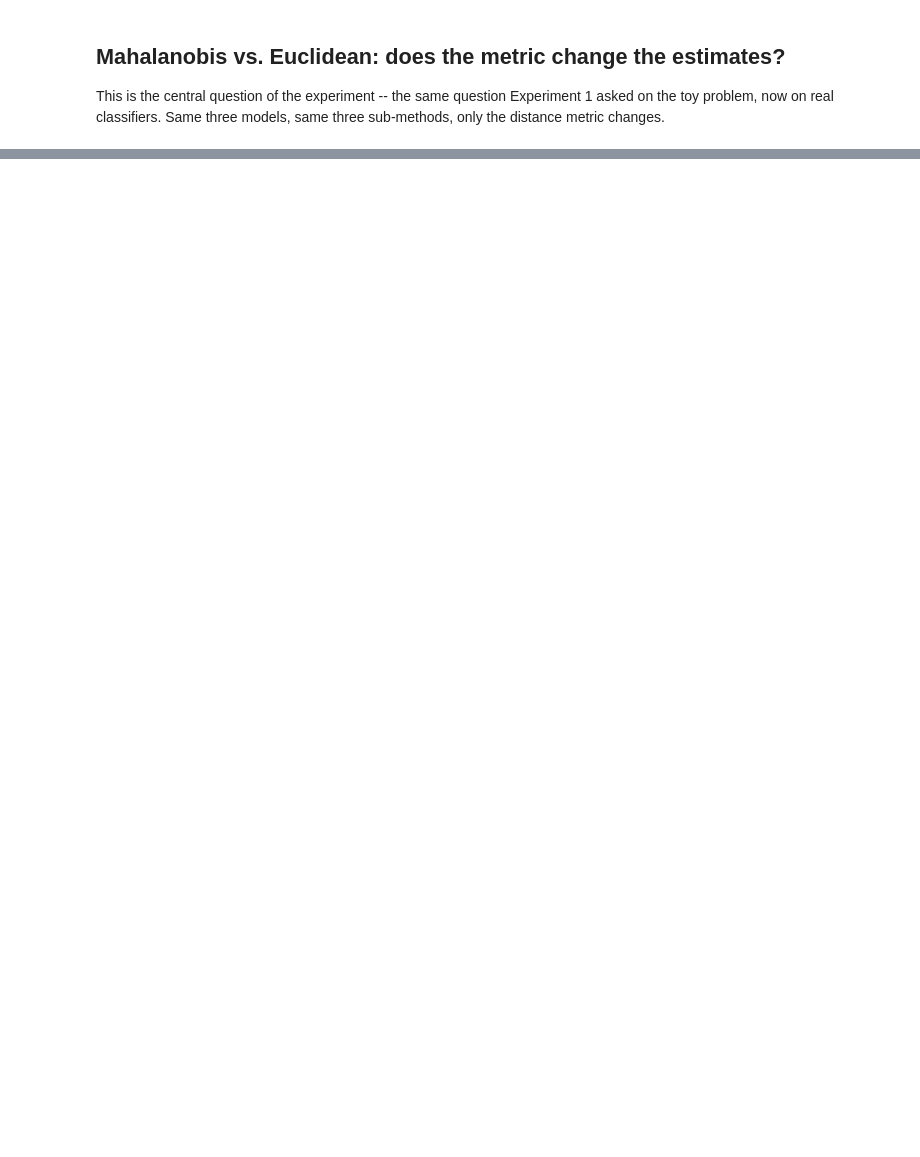
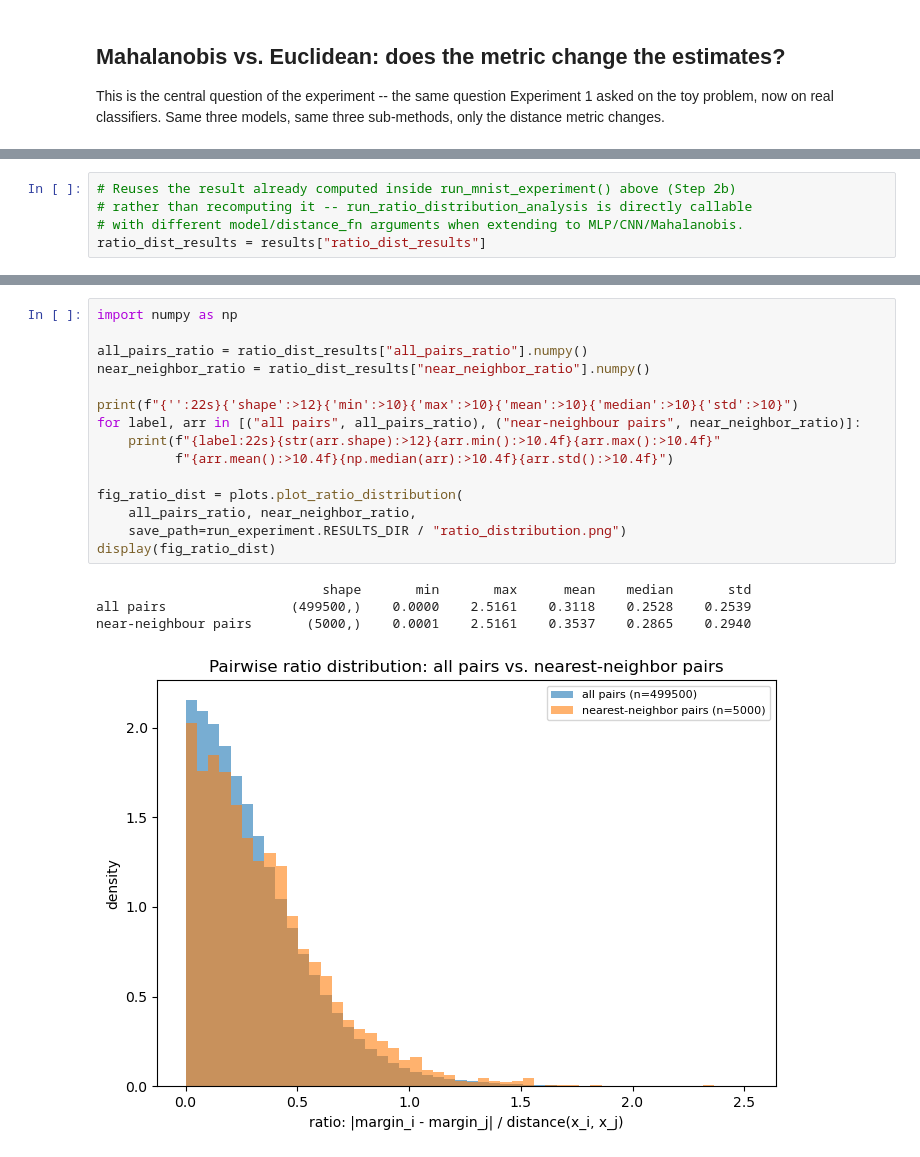
Before and after one commit to Kilobyte947/Datasig, a Jupyter notebook: mnist_lipschitz/notebook_mnist_lipschitz.ipynb, the cells around one changed output, grey strips where cells are left out. Drawn from its saved outputs; the diff is of its cells as text; blank space fills up the shorter version.

```diff
--- a/mnist_lipschitz/notebook_mnist_lipschitz.ipynb
+++ b/mnist_lipschitz/notebook_mnist_lipschitz.ipynb
@@ -185,0 +222,5 @@ fig_agree_mahalanobis = plots.plot_submethod_agreement(
+# %%
+# Reuses the result already computed inside run_mnist_experiment() above (Step 2b)
+# rather than recomputing it -- run_ratio_distribution_analysis is directly callable
+# with different model/distance_fn arguments when extending to MLP/CNN/Mahalanobis.
+ratio_dist_results = results["ratio_dist_results"]
@@ -185,0 +236,20 @@ fig_agree_mahalanobis = plots.plot_submethod_agreement(
+# %%
+import numpy as np
+
+all_pairs_ratio = ratio_dist_results["all_pairs_ratio"].numpy()
+near_neighbor_ratio = ratio_dist_results["near_neighbor_ratio"].numpy()
+
+print(f"{'':22s}{'shape':>12}{'min':>10}{'max':>10}{'mean':>10}{'median':>10}{'std':>10}")
+for label, arr in [("all pairs", all_pairs_ratio), ("near-neighbour pairs", near_neighbor_ratio)]:
+    print(f"{label:22s}{str(arr.shape):>12}{arr.min():>10.4f}{arr.max():>10.4f}"
+          f"{arr.mean():>10.4f}{np.median(arr):>10.4f}{arr.std():>10.4f}")
+
+fig_ratio_dist = plots.plot_ratio_distribution(
+    all_pairs_ratio, near_neighbor_ratio,
+    save_path=run_experiment.RESULTS_DIR / "ratio_distribution.png")
+display(fig_ratio_dist)
+# %% [output]
+                             shape       min       max      mean    median       std
+all pairs                (499500,)    0.0000    2.5161    0.3118    0.2528    0.2539
+near-neighbour pairs       (5000,)    0.0001    2.5161    0.3537    0.2865    0.2940
+[figure, added]
```
Also changed, not shown: parts of 11 cells of this notebook, 5 other files.
